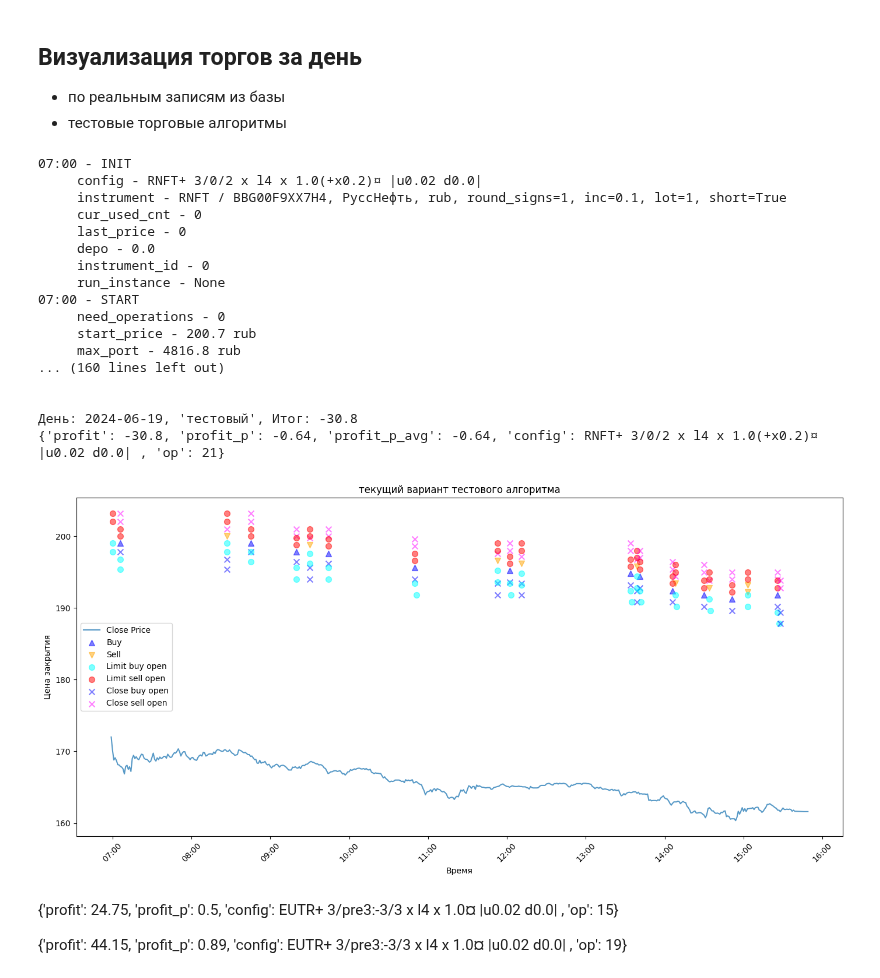
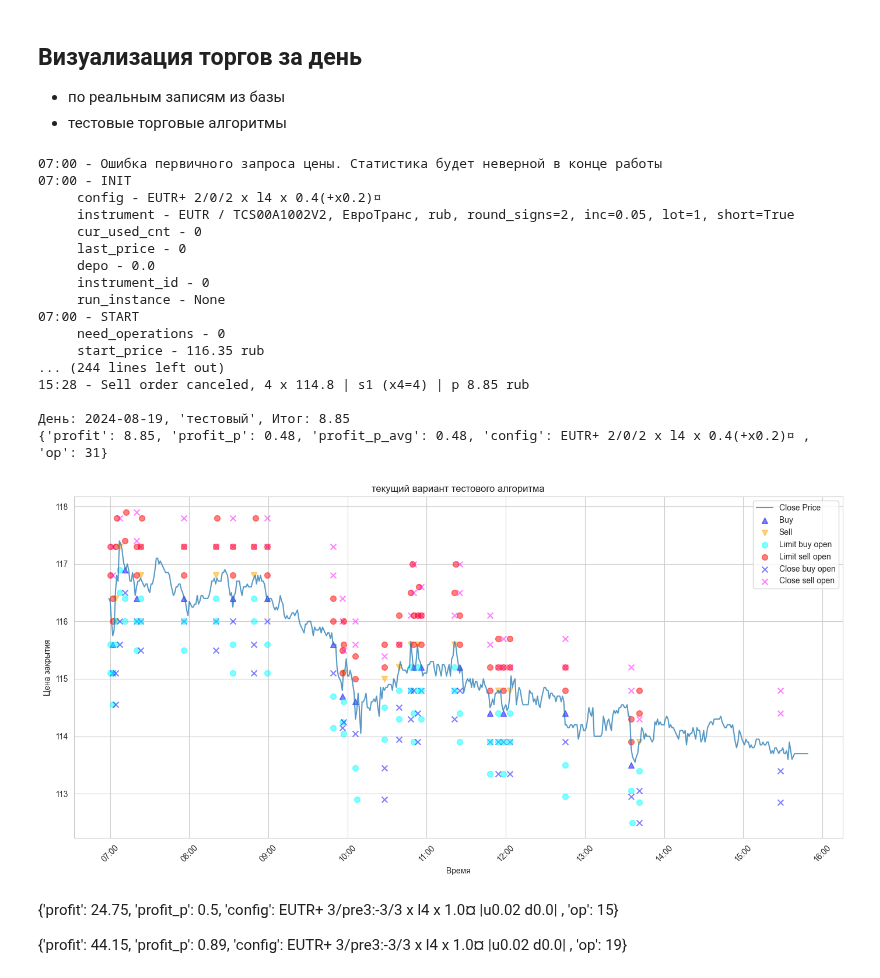
Before and after one commit to sapozhkov/fin, a Jupyter notebook: notebooks/t_day_vis.ipynb, the cells around one changed output. Drawn from its saved outputs; the diff is of its cells as text; code cells hidden in the pictures.

```diff
--- a/notebooks/t_day_vis.ipynb
+++ b/notebooks/t_day_vis.ipynb
@@ -3,6 +3,7 @@
 - по реальным записям из базы
 - тестовые торговые алгоритмы
 # %%
+from app.helper import LocalCache
 from app.config import RunConfig
 from bot import TestAlgorithm
 from datetime import datetime
@@ -13,13 +14,14 @@ from bot.db import HistoricalTrade, TickerCache
 
 
 TICKER = 'EUTR'
+LocalCache.clear()
 
 historical_trade = HistoricalTrade()
 ticker_cache = TickerCache(TICKER)
 
 # плавное падение 2024-04-24, 2024-04-25
 
-date = '2024-06-19'
+date = '2024-08-19'
 # date = None
 
 alg_name = '-' #'v5_t60'
@@ -33,7 +35,7 @@ def show_test_alg(date_):
 
     test_alg = TestAlgorithm(
         do_printing=True,
-        config=RunConfig.from_repr_string('RNFT+ 3/0:0/2 x l4 x 1.0(+x0.2)¤ |u0.02 d0.0| ')
+        config=RunConfig.from_repr_string('EUTR+ 2/0:0/2 x l4 x 0.4(+x0.2)¤')
         # config=RunConfig(
         #     ticker=TICKER,
         #
@@ -72,44 +74,44 @@ def show_test_alg(date_):
         test_alg.accounting_helper.get_orders(),
         'текущий вариант тестового алгоритма'
     )
 
 results = historical_trade.get_daily_totals(date, alg_name)
 
 
 
 for obj in results:
     print(f"День: {obj.date}, {obj.alg_name}, "
           f"{'Итог' if obj.is_closed else 'Подытог'}: {obj.total}, "
           f"Записей: {obj.cnt}")
     viz.draw(
         obj.date,
         historical_trade.get_deals(obj.date, obj.alg_name, TICKER),
         [],
         obj.alg_name
     )
 
 show_test_alg(date)
 # %% [output]
+07:00 - Ошибка первичного запроса цены. Статистика будет неверной в конце работы
 07:00 - INIT
-     config - RNFT+ 3/0/2 x l4 x 1.0(+x0.2)¤ |u0.02 d0.0|
-     instrument - RNFT / BBG00F9XX7H4, РуссНефть, rub, round_signs=1, inc=0.1, lot=1, short=True
+     config - EUTR+ 2/0/2 x l4 x 0.4(+x0.2)¤
+     instrument - EUTR / TCS00A1002V2, ЕвроТранс, rub, round_signs=2, inc=0.05, lot=1, short=True
      cur_used_cnt - 0
      last_price - 0
      depo - 0.0
      instrument_id - 0
      run_instance - None
 07:00 - START
      need_operations - 0
-     start_price - 200.7 rub
-     max_port - 4816.8 rub
-... (160 lines left out)
+     start_price - 116.35 rub
+... (244 lines left out)
+15:28 - Sell order canceled, 4 x 114.8 | s1 (x4=4) | p 8.85 rub
 
-
-День: 2024-06-19, 'тестовый', Итог: -30.8
-{'profit': -30.8, 'profit_p': -0.64, 'profit_p_avg': -0.64, 'config': RNFT+ 3/0/2 x l4 x 1.0(+x0.2)¤ |u0.02 d0.0| , 'op': 21}
+День: 2024-08-19, 'тестовый', Итог: 8.85
+{'profit': 8.85, 'profit_p': 0.48, 'profit_p_avg': 0.48, 'config': EUTR+ 2/0/2 x l4 x 0.4(+x0.2)¤ , 'op': 31}
-[figure, old version]
+[figure, new version]
-# %% [markdown]
-{'profit': 24.75, 'profit_p': 0.5, 'config': EUTR+ 3/pre3:-3/3 x l4 x 1.0¤ |u0.02 d0.0| , 'op': 15}
-
-
-{'profit': 44.15, 'profit_p': 0.89, 'config': EUTR+ 3/pre3:-3/3 x l4 x 1.0¤ |u0.02 d0.0| , 'op': 19}
+# %% [markdown]
+{'profit': 24.75, 'profit_p': 0.5, 'config': EUTR+ 3/pre3:-3/3 x l4 x 1.0¤ |u0.02 d0.0| , 'op': 15}
+
+
+{'profit': 44.15, 'profit_p': 0.89, 'config': EUTR+ 3/pre3:-3/3 x l4 x 1.0¤ |u0.02 d0.0| , 'op': 19}
```
Also changed, not shown: 3 other files.
